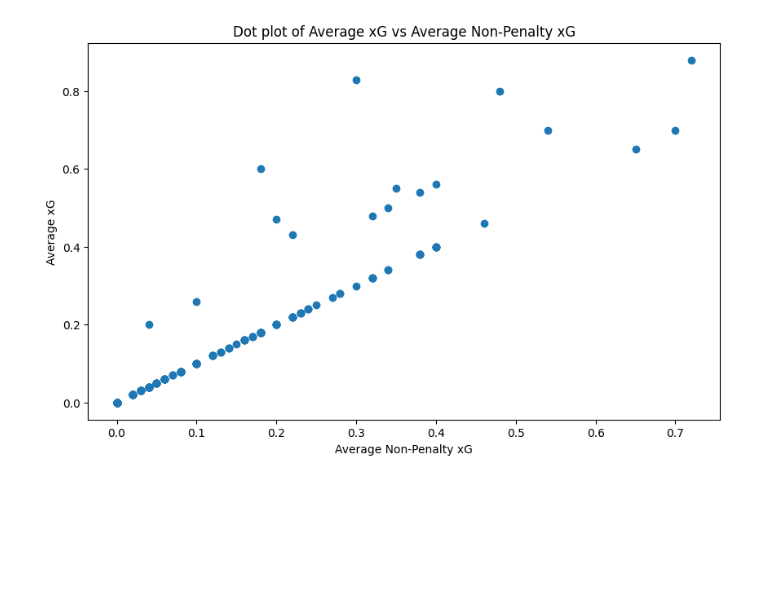
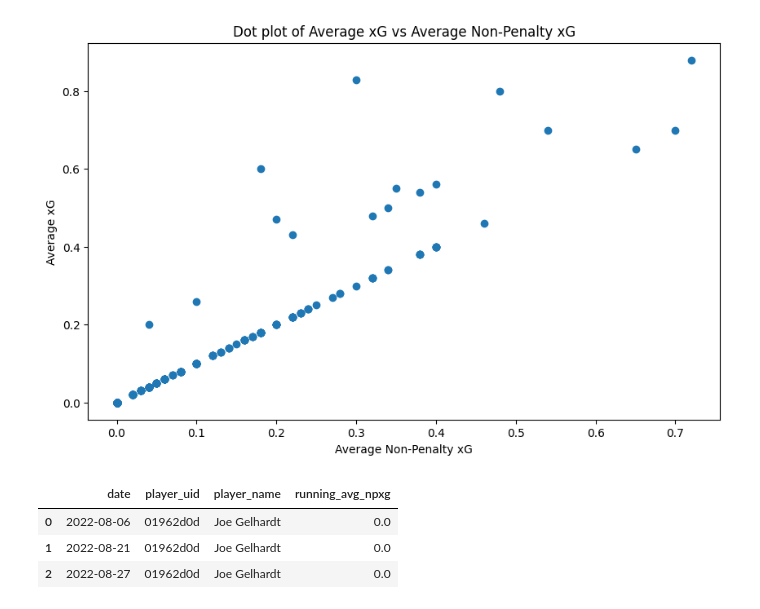
Before and after one commit to gijones99/fpl-scraping, a Jupyter notebook: vis_from_aws_rds.ipynb, the cells around one changed output. Cells and saved outputs as stored; diff of their text form; code cells hidden in the pictures; blank space fills up the shorter version.

```diff
--- a/vis_from_aws_rds.ipynb
+++ b/vis_from_aws_rds.ipynb
@@ -6,11 +10,20 @@ import config
 # %%
 # Create a connection to the database
-cnx = mysql.connector.connect(
-    user=config.db_user,
-    password=config.db_password,
-    host=config.db_host,
-    database=config.db_database
-)
+
+if local:
+    cnx = mysql.connector.connect(
+        user=config_local.db_user,
+        password=config_local.db_password,
+        host=config_local.db_host,
+        database=config_local.db_database
+    )
+else:
+    cnx = mysql.connector.connect(
+        user=config.db_user,
+        password=config.db_password,
+        host=config.db_host,
+        database=config.db_database
+    )
 # %%
 # Create a cursor object
 cursor = cnx.cursor()
@@ -55,3 +68,32 @@ plt.title('Dot plot of Average xG vs Average Non-Penalty xG')
 plt.show()
 # %% [output]
 [figure]
+# %%
+# Create a cursor object
+cursor = cnx.cursor()
+
+# Define the query
+query = ("SELECT * FROM relevant_players_avg_npxg")
+
+# Execute the query
+cursor.execute(query)
+
+# Fetch all the rows
+rows = cursor.fetchall()
+
+# Get the column names from the cursor description
+columns = [desc[0] for desc in cursor.description]
+
+# Convert the result to a pandas DataFrame
+df_relevant_xg = pd.DataFrame(rows, columns=columns)
+
+# Close the cursor and connection
+cursor.close()
+cnx.close()
+# %%
+df_relevant_xg.head(3)
+# %% [output]
+|  | date | player_uid | player_name | running_avg_npxg |
+| 0 | 2022-08-06 | 01962d0d | Joe Gelhardt | 0.0 |
+| 1 | 2022-08-21 | 01962d0d | Joe Gelhardt | 0.0 |
+| 2 | 2022-08-27 | 01962d0d | Joe Gelhardt | 0.0 |
```
Also changed, not shown: parts of 4 cells of this notebook.
